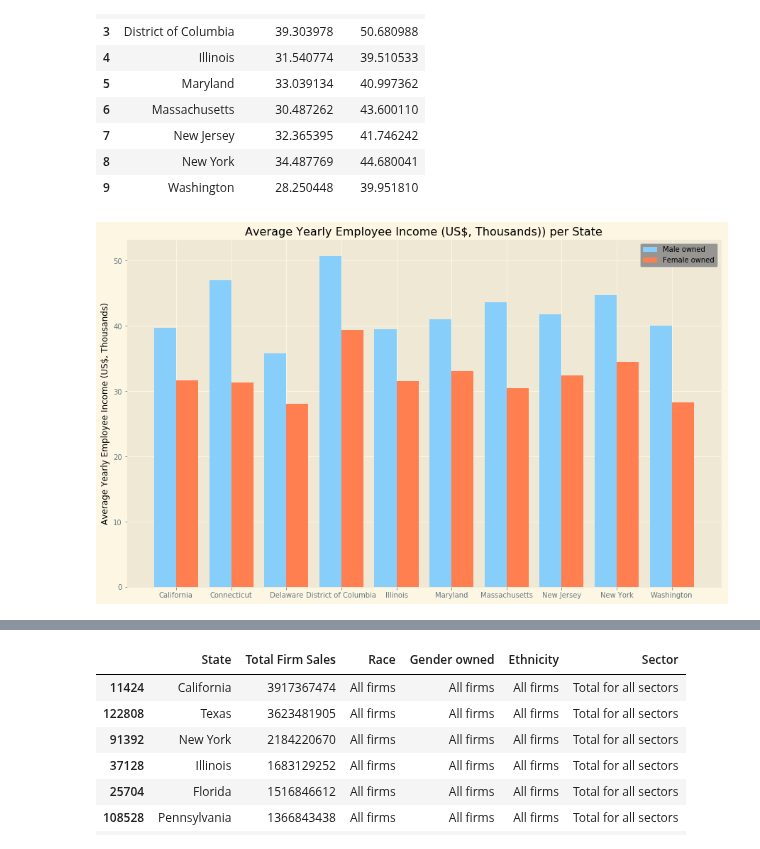
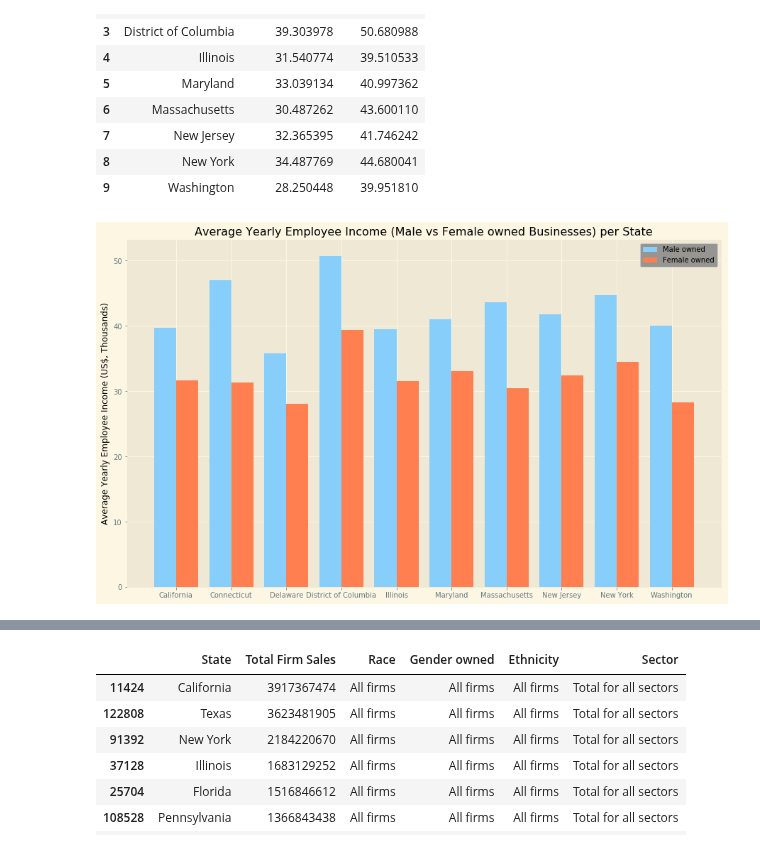
Before and after one commit to tafolabi/Project_Alpha, a Jupyter notebook: Project_Alpha2.ipynb, the cells around one changed output, grey strips where cells are left out. Cells and saved outputs as stored; diff of their text form; code cells hidden in the pictures.

```diff
--- a/Project_Alpha2.ipynb
+++ b/Project_Alpha2.ipynb
@@ -321,24 +321,24 @@ Top_ten_avgMF_m
 # %%
 # Plot the values by State for annual average employee income for Male and Female owned businesses
 xpos = np.arange(len(Top_ten_avgMF_m['State']))
 plt.xticks(xpos+0.2, Top_ten_avgMF_m['State'])
 plt.ticklabel_format(style='plain', axis='y', color='black')
 
 plt.bar(xpos, Top_ten_avgMF_m['Male-owned'],width=0.4,
         label='Male owned', facecolor='lightskyblue', align='center')
 plt.bar(xpos+0.4, Top_ten_avgMF_m['Female-owned'], width=0.4,
         label='Female owned', facecolor='coral', align='center')
 
-plt.title('Average Yearly Employee Income (US$, Thousands)) per State', color='black')
+plt.title('Average Yearly Employee Income (Male vs Female owned Businesses) per State', color='black')
 plt.ylabel('Average Yearly Employee Income (US$, Thousands)', color='black')
 
 legend = plt.legend()
 plt.rcParams['figure.figsize']= (15,9)
 plt.style.use('Solarize_Light2')
 legend.get_frame().set_facecolor('grey')
 plt.savefig("Output/AvgIncome__MFstate2007.png")
 # %% [output]
-[figure, old version]
+[figure, new version]
 # %%
 # create file path and create DataFrame from the file
 path_3 = "Resources/enter_2012.csv"
```
Also changed, not shown: parts of 1 cell of this notebook, 6 other files.
